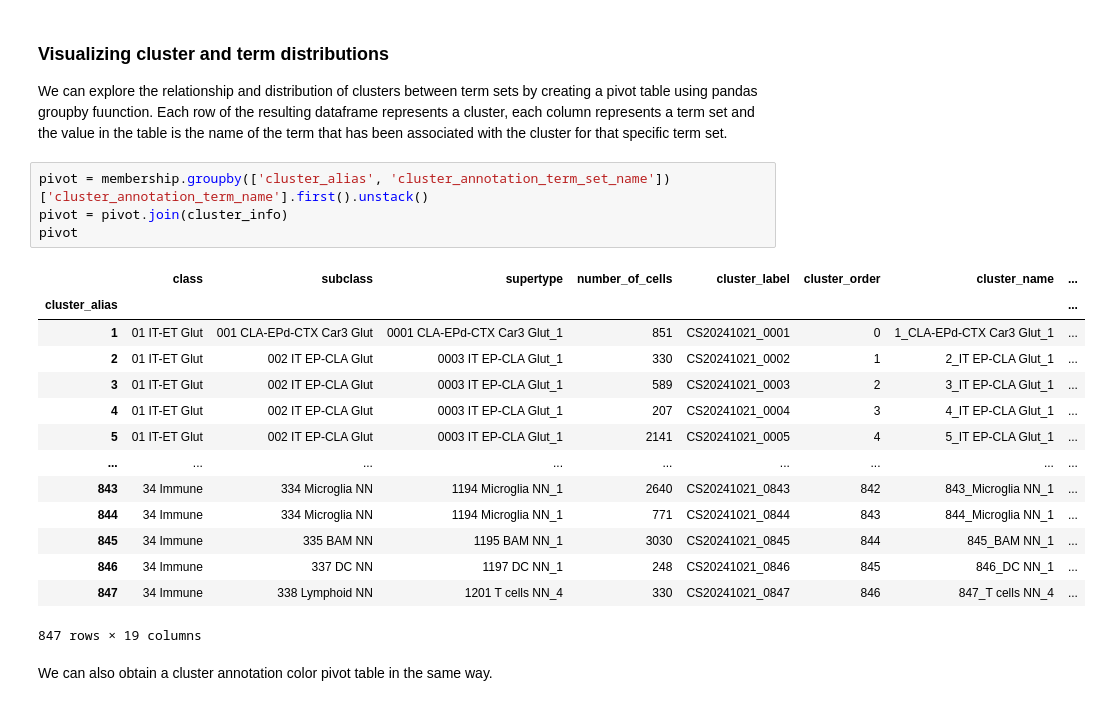
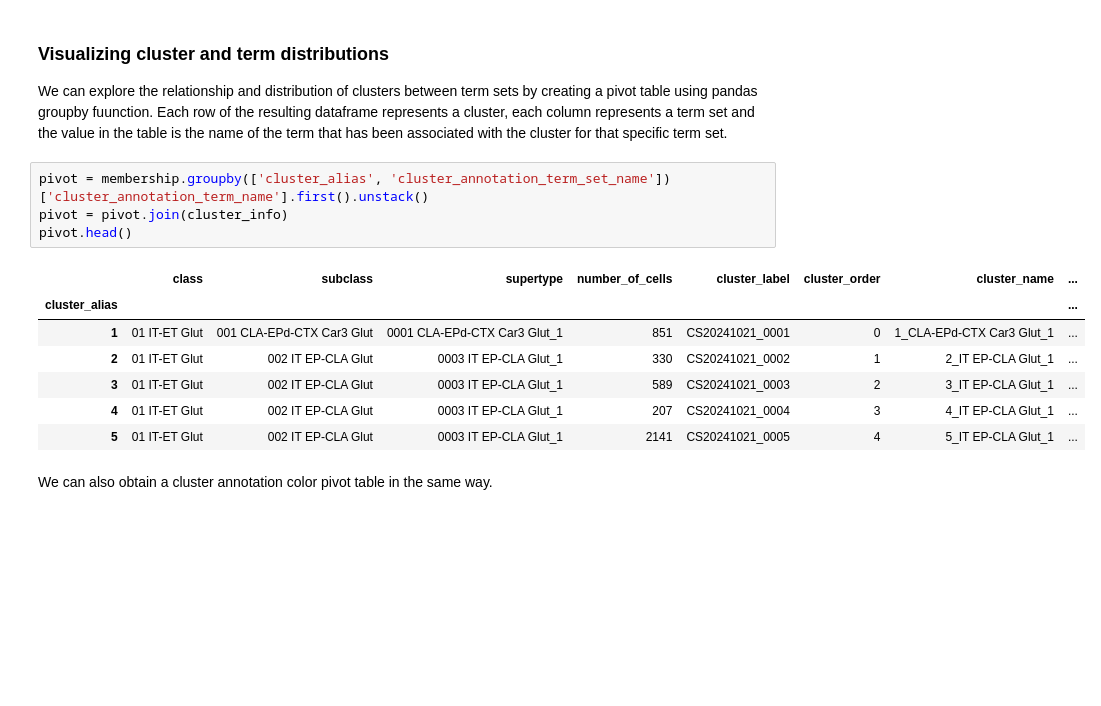
Before and after one commit to rachelhostetler/abc_atlas_access, a Jupyter notebook: notebooks/Zeng-Aging-Mouse_cluster_annotation_tutorial.ipynb, the cells around one changed output. Drawn from its saved outputs; the diff is of its cells as text; blank space fills up the shorter version.

```diff
--- a/notebooks/Zeng-Aging-Mouse_cluster_annotation_tutorial.ipynb
+++ b/notebooks/Zeng-Aging-Mouse_cluster_annotation_tutorial.ipynb
@@ -218,22 +204,15 @@ We can explore the relationship and distribution of clusters between term sets b
 # %%
 pivot = membership.groupby(['cluster_alias', 'cluster_annotation_term_set_name'])['cluster_annotation_term_name'].first().unstack()
 pivot = pivot.join(cluster_info)
-pivot
+pivot.head()
 # %% [output]
 |  | class | subclass | supertype | number_of_cells | cluster_label | cluster_order | cluster_name | ... |
 | cluster_alias |  |  |  |  |  |  |  | ... |
 | 1 | 01 IT-ET Glut | 001 CLA-EPd-CTX Car3 Glut | 0001 CLA-EPd-CTX Car3 Glut_1 | 851 | CS20241021_0001 | 0 | 1_CLA-EPd-CTX Car3 Glut_1 | ... |
 | 2 | 01 IT-ET Glut | 002 IT EP-CLA Glut | 0003 IT EP-CLA Glut_1 | 330 | CS20241021_0002 | 1 | 2_IT EP-CLA Glut_1 | ... |
 | 3 | 01 IT-ET Glut | 002 IT EP-CLA Glut | 0003 IT EP-CLA Glut_1 | 589 | CS20241021_0003 | 2 | 3_IT EP-CLA Glut_1 | ... |
 | 4 | 01 IT-ET Glut | 002 IT EP-CLA Glut | 0003 IT EP-CLA Glut_1 | 207 | CS20241021_0004 | 3 | 4_IT EP-CLA Glut_1 | ... |
 | 5 | 01 IT-ET Glut | 002 IT EP-CLA Glut | 0003 IT EP-CLA Glut_1 | 2141 | CS20241021_0005 | 4 | 5_IT EP-CLA Glut_1 | ... |
-| ... | ... | ... | ... | ... | ... | ... | ... | ... |
-| 843 | 34 Immune | 334 Microglia NN | 1194 Microglia NN_1 | 2640 | CS20241021_0843 | 842 | 843_Microglia NN_1 | ... |
-| 844 | 34 Immune | 334 Microglia NN | 1194 Microglia NN_1 | 771 | CS20241021_0844 | 843 | 844_Microglia NN_1 | ... |
-| 845 | 34 Immune | 335 BAM NN | 1195 BAM NN_1 | 3030 | CS20241021_0845 | 844 | 845_BAM NN_1 | ... |
-| 846 | 34 Immune | 337 DC NN | 1197 DC NN_1 | 248 | CS20241021_0846 | 845 | 846_DC NN_1 | ... |
-| 847 | 34 Immune | 338 Lymphoid NN | 1201 T cells NN_4 | 330 | CS20241021_0847 | 846 | 847_T cells NN_4 | ... |
-847 rows × 19 columns
 # %% [markdown]
 We can also obtain a cluster annotation color pivot table in the same way.
 # %%
```
Also changed, not shown: parts of 4 cells of this notebook, 2 other files.
